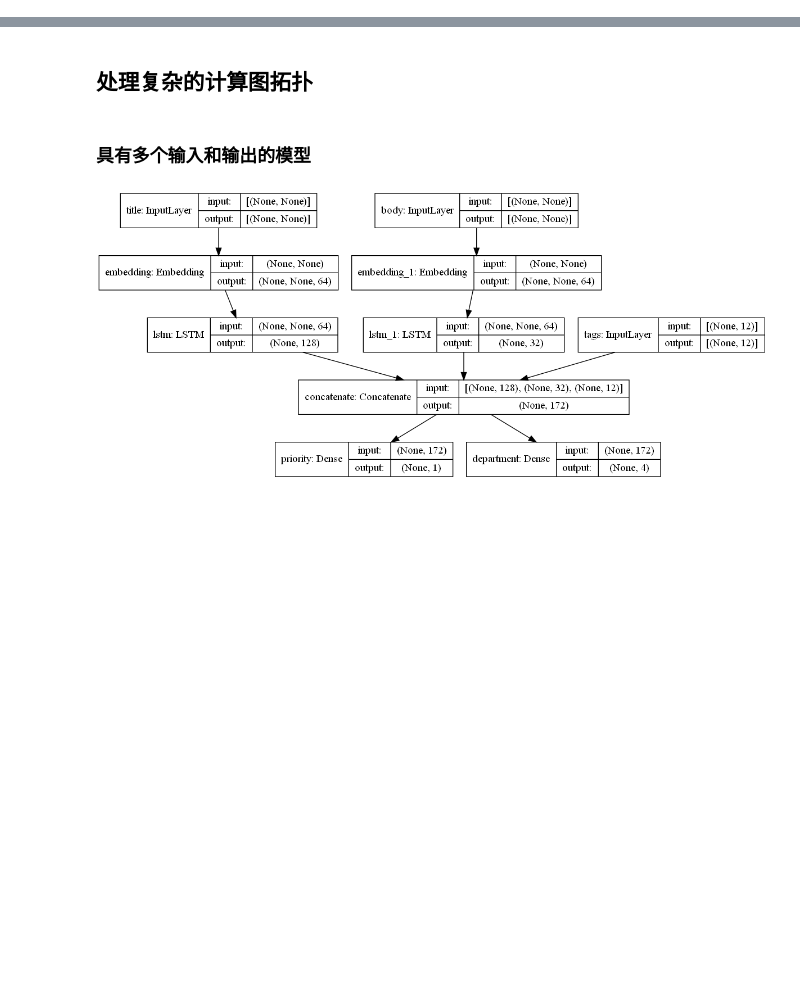
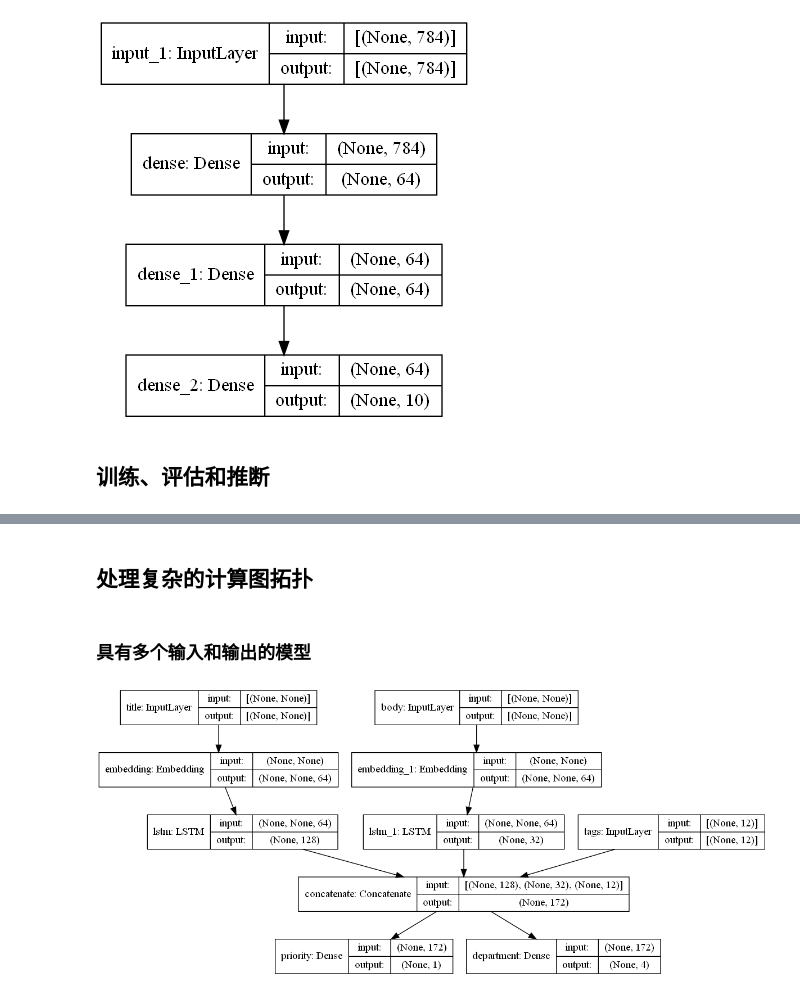
Before and after one commit to yaoxs1996/tensorflow_guide, a Jupyter notebook: keras/functional.ipynb, the cells around one changed output, grey strips where cells are left out. Saved outputs shown, nothing was run; the diff lists cells and outputs as text; code cells hidden in the pictures; blank space fills up the shorter version.

```diff
--- a/keras/functional.ipynb
+++ b/keras/functional.ipynb
@@ -0,0 +40,6 @@
+# %%
+keras.utils.plot_model(model, "my_first_model_with_shape_info.png", show_shapes=True)
+# %% [output]
+[figure, added]
+# %% [markdown]
+## 训练、评估和推断
```
Also changed, not shown: parts of 13 cells of this notebook.
